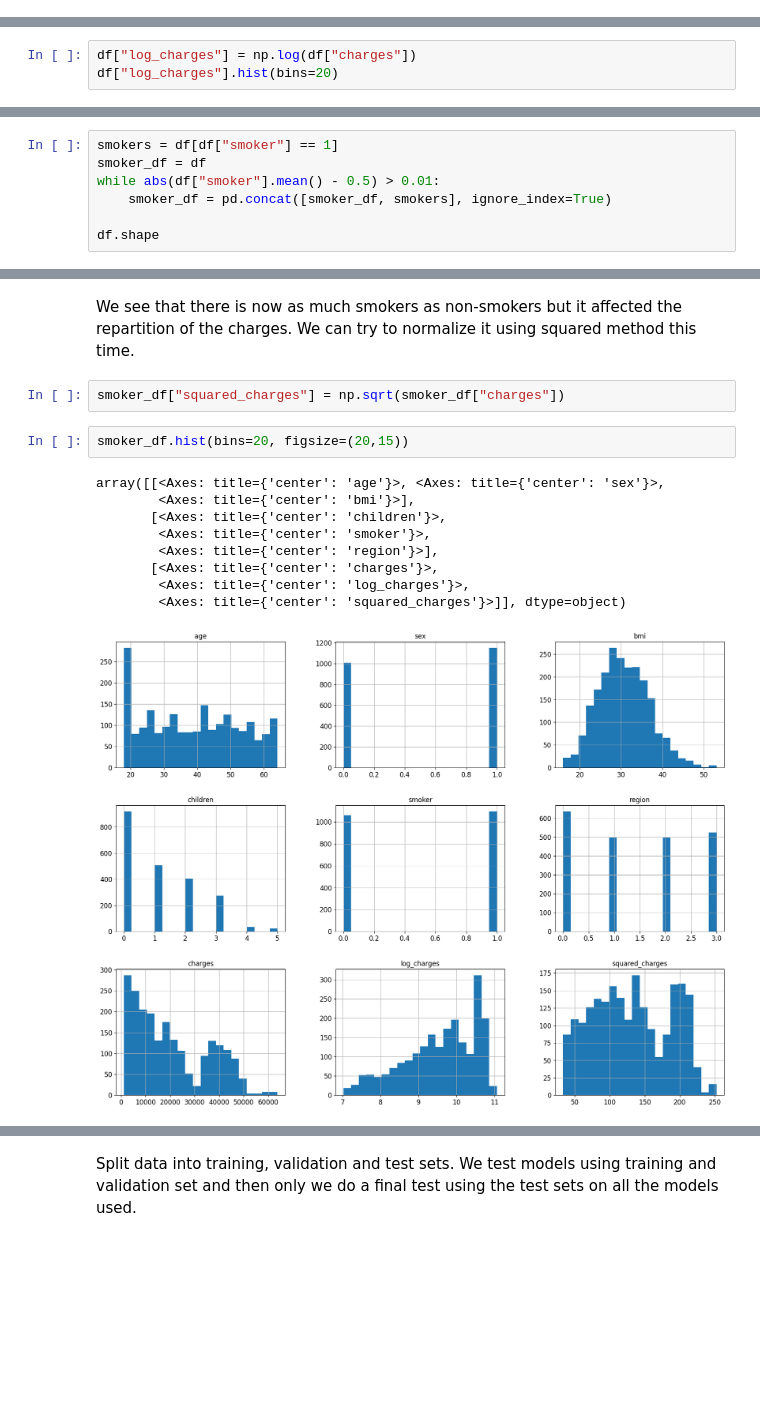
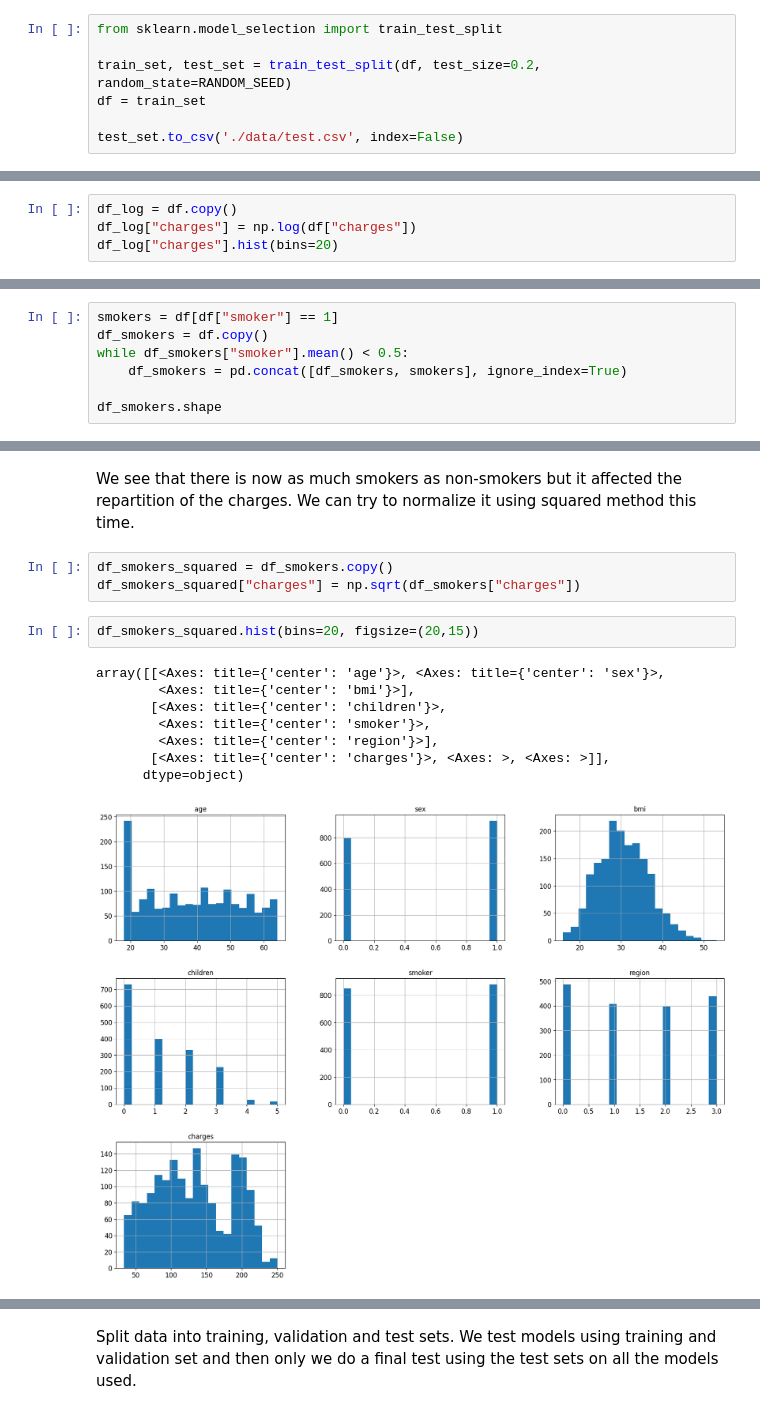
Before and after one commit to Ahsanfyfy/Project-Group-3, a Jupyter notebook: preprocessing.ipynb, the cells around one changed output, grey strips where cells are left out. Drawn from its saved outputs; the diff is of its cells as text; blank space fills up the shorter version.

Commit message:
preprocessing and exporting data

```diff
--- a/preprocessing.ipynb
+++ b/preprocessing.ipynb
@@ -81,0 +104,7 @@ df.describe()
+# %%
+from sklearn.model_selection import train_test_split
+
+train_set, test_set = train_test_split(df, test_size=0.2, random_state=RANDOM_SEED)
+df = train_set
+
+test_set.to_csv('./data/test.csv', index=False)
@@ -93,7 +124,8 @@ array([[<Axes: title={'center': 'age'}>, <Axes: title={'center': 'sex'}>,
 # %% [markdown]
 There are more data with lower charges than with higher ones. We can try to apply a logarithmic scale.
 # %%
-df["log_charges"] = np.log(df["charges"])
-df["log_charges"].hist(bins=20)
+df_log = df.copy()
+df_log["charges"] = np.log(df["charges"])
+df_log["charges"].hist(bins=20)
 # %% [output]
 <Axes: >
@@ -107,9 +139,9 @@ sns.heatmap(df.corr(), cmap='hot', annot=True, fmt=".2f")
 Smokers are not correlated with any of the other parameters except for the charges so we can safely apply oversampling to have as many smokers as non-smokers
 # %%
 smokers = df[df["smoker"] == 1]
-smoker_df = df
-while abs(df["smoker"].mean() - 0.5) > 0.01:
-    smoker_df = pd.concat([smoker_df, smokers], ignore_index=True)
+df_smokers = df.copy()
+while df_smokers["smoker"].mean() < 0.5:
+    df_smokers = pd.concat([df_smokers, smokers], ignore_index=True)
 
-df.shape
+df_smokers.shape
 # %% [output]
@@ -128,17 +160,17 @@ array([[<Axes: title={'center': 'age'}>, <Axes: title={'center': 'sex'}>,
 # %% [markdown]
 We see that there is now as much smokers as non-smokers but it affected the repartition of the charges. We can try to normalize it using squared method this time.
-# %%
-smoker_df["squared_charges"] = np.sqrt(smoker_df["charges"])
+# %%
+df_smokers_squared = df_smokers.copy()
+df_smokers_squared["charges"] = np.sqrt(df_smokers["charges"])
 # %%
-smoker_df.hist(bins=20, figsize=(20,15))
+df_smokers_squared.hist(bins=20, figsize=(20,15))
 # %% [output]
 array([[<Axes: title={'center': 'age'}>, <Axes: title={'center': 'sex'}>,
         <Axes: title={'center': 'bmi'}>],
        [<Axes: title={'center': 'children'}>,
         <Axes: title={'center': 'smoker'}>,
         <Axes: title={'center': 'region'}>],
-       [<Axes: title={'center': 'charges'}>,
-        <Axes: title={'center': 'log_charges'}>,
-        <Axes: title={'center': 'squared_charges'}>]], dtype=object)
+       [<Axes: title={'center': 'charges'}>, <Axes: >, <Axes: >]],
+      dtype=object)
-[figure, old version]
+[figure, new version]
 # %% [markdown]
```
Also changed, not shown: parts of 17 cells of this notebook.
